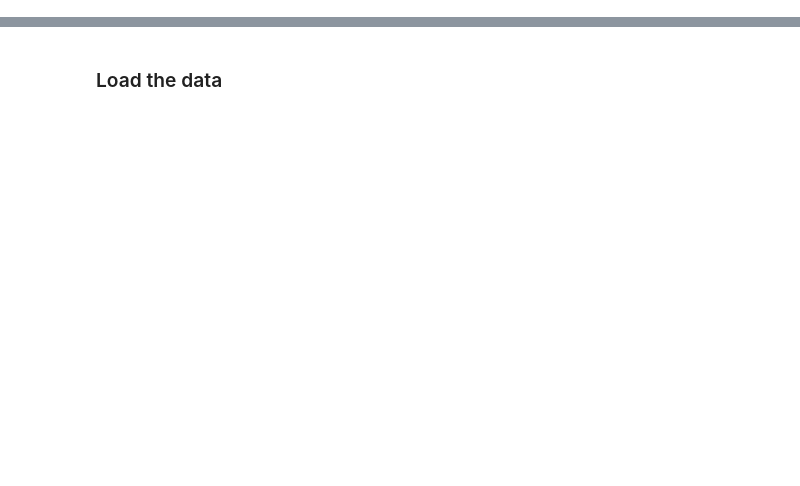
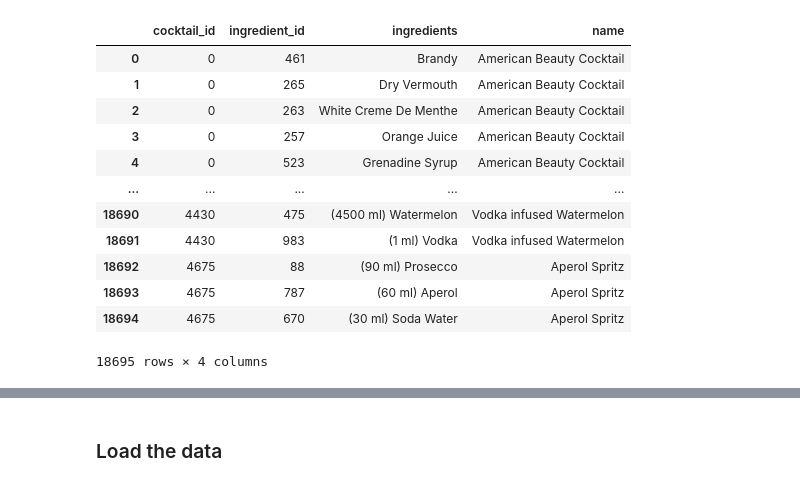
Before and after one commit to Lucien-Stephane-Ld/certification-project-DAFT410, a Jupyter notebook: ml_model.ipynb, the cells around one changed output, grey strips where cells are left out. Saved outputs shown, nothing was run; the diff lists cells and outputs as text; code cells hidden in the pictures; blank space fills up the shorter version.

```diff
--- a/ml_model.ipynb
+++ b/ml_model.ipynb
@@ -15,0 +71,2 @@ pd.set_option("display.max_colwidth", 500)
+# %%
+ctl_ingredient_words.dropna(inplace=True)
@@ -15,0 +105,22 @@ pd.set_option("display.max_colwidth", 500)
+# %%
+df_temp_merge = pd.merge(ctl_ing_id,ctl_ingredient_words, on='ingredient_id')
+# %%
+df_temp_merge.drop(columns='quantity', inplace=True)
+# %%
+df_merged = pd.merge(df_temp_merge,ctl_name,on='cocktail_id' )
+# %%
+df_merged
+# %% [output]
+|  | cocktail_id | ingredient_id | ingredients | name |
+| 0 | 0 | 461 | Brandy | American Beauty Cocktail |
+| 1 | 0 | 265 | Dry Vermouth | American Beauty Cocktail |
+| 2 | 0 | 263 | White Creme De Menthe | American Beauty Cocktail |
+| 3 | 0 | 257 | Orange Juice | American Beauty Cocktail |
+| 4 | 0 | 523 | Grenadine Syrup | American Beauty Cocktail |
+| ... | ... | ... | ... | ... |
+| 18690 | 4430 | 475 | (4500 ml) Watermelon | Vodka infused Watermelon |
+| 18691 | 4430 | 983 | (1 ml) Vodka | Vodka infused Watermelon |
+| 18692 | 4675 | 88 | (90 ml) Prosecco | Aperol Spritz |
+| 18693 | 4675 | 787 | (60 ml) Aperol | Aperol Spritz |
+| 18694 | 4675 | 670 | (30 ml) Soda Water | Aperol Spritz |
+18695 rows × 4 columns
```
Also changed, not shown: parts of 21 cells of this notebook, 13 other files.
